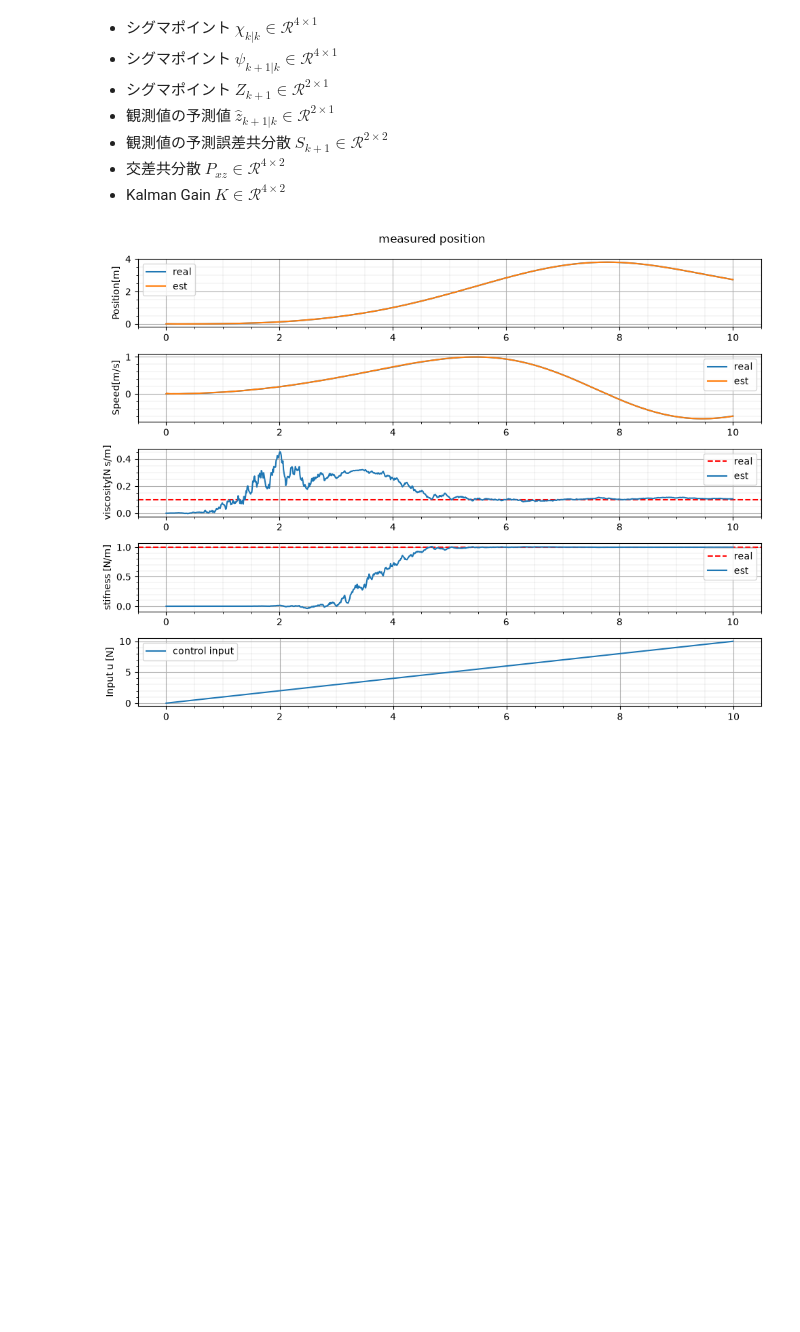
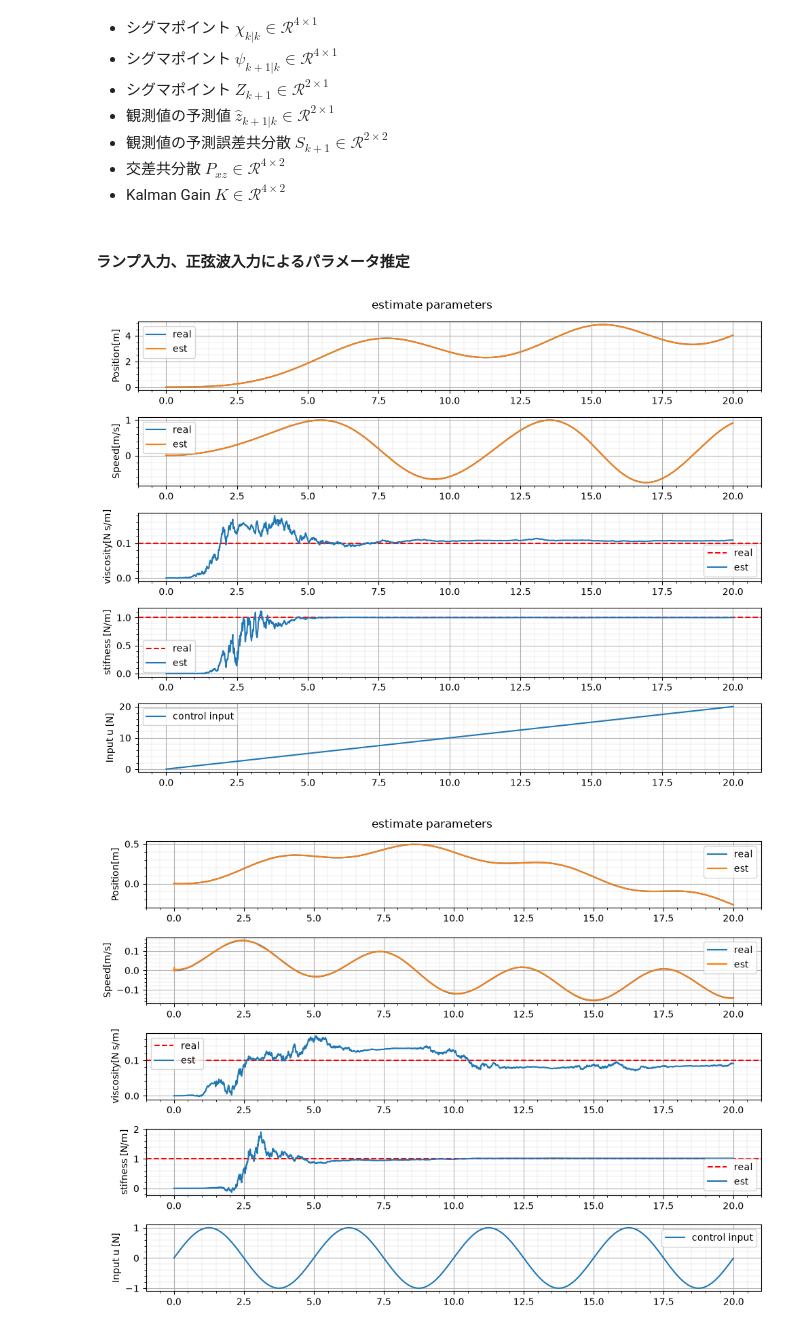
Before and after one commit to hideto008/learning_estimation_method, a Jupyter notebook: Notes/Estimate_State_using_UKF.ipynb, the cells around one changed output. Cells and saved outputs as stored; diff of their text form; code cells hidden in the pictures; blank space fills up the shorter version.

```diff
--- a/Notes/Estimate_State_using_UKF.ipynb
+++ b/Notes/Estimate_State_using_UKF.ipynb
@@ -1211,28 +1211,39 @@ def create_fig(t_array, x_array, x_est_array, u_array, params:Parameters, title=
     plt.suptitle(title)
     plt.tight_layout()
     plt.show()
+# %% [markdown]
+#### ランプ入力、正弦波入力によるパラメータ推定
 # %%
 np.random.seed(0)
 dt = 1e-2 # [s]
-duration = 10 #[s]
+duration = 20 #[s]
 sampling_point = int(duration/dt)
 time_window = np.arange(sampling_point) * dt
-u_array = time_window* 1
 
 X_init = np.array([0,0])
 X_est_init = np.array([0.0,0.0, 0.0, 0.0])
 
 params = Parameters(
     dt=dt,
     k=1.0,
     c=0.1,
-    Q=np.diag([1e-8,4e-8, 0, 0]),
+    Q=np.diag([1e-8,1e-8, 1e-8, 1e-8]),
     Q_real=np.diag([1e-8, 1e-8]),
     R=np.diag([1e-4, 1e-4]),
-    P_init=np.diag([1e1, 1e1, 1e-1, 1e-1])
+    P_init=np.diag([1e1, 1e1, 1e-2, 1e0])
 )
 
+u_array = time_window* 1
+
 t_array, x_array, x_est_array = simulation(X_init,X_est_init,u_array,params)
-create_fig(t_array, x_array, x_est_array, u_array, params, title="measured position")
+create_fig(t_array, x_array, x_est_array, u_array, params, title="estimate parameters")
+
+amplitude = 1.0  # 振幅 [N]
+frequency = 0.2  # 周波数 [Hz]（周期5秒）
+u_array_sine = amplitude * np.sin(2 * np.pi * frequency * time_window)
+
+t_array, x_array, x_est_array = simulation(X_init,X_est_init,u_array_sine,params)
+create_fig(t_array, x_array, x_est_array, u_array_sine, params, title="estimate parameters")
 # %% [output]
-[figure, old version]
+[figure, new version]
+[figure, added]
```
Also changed, not shown: parts of 8 cells of this notebook.
